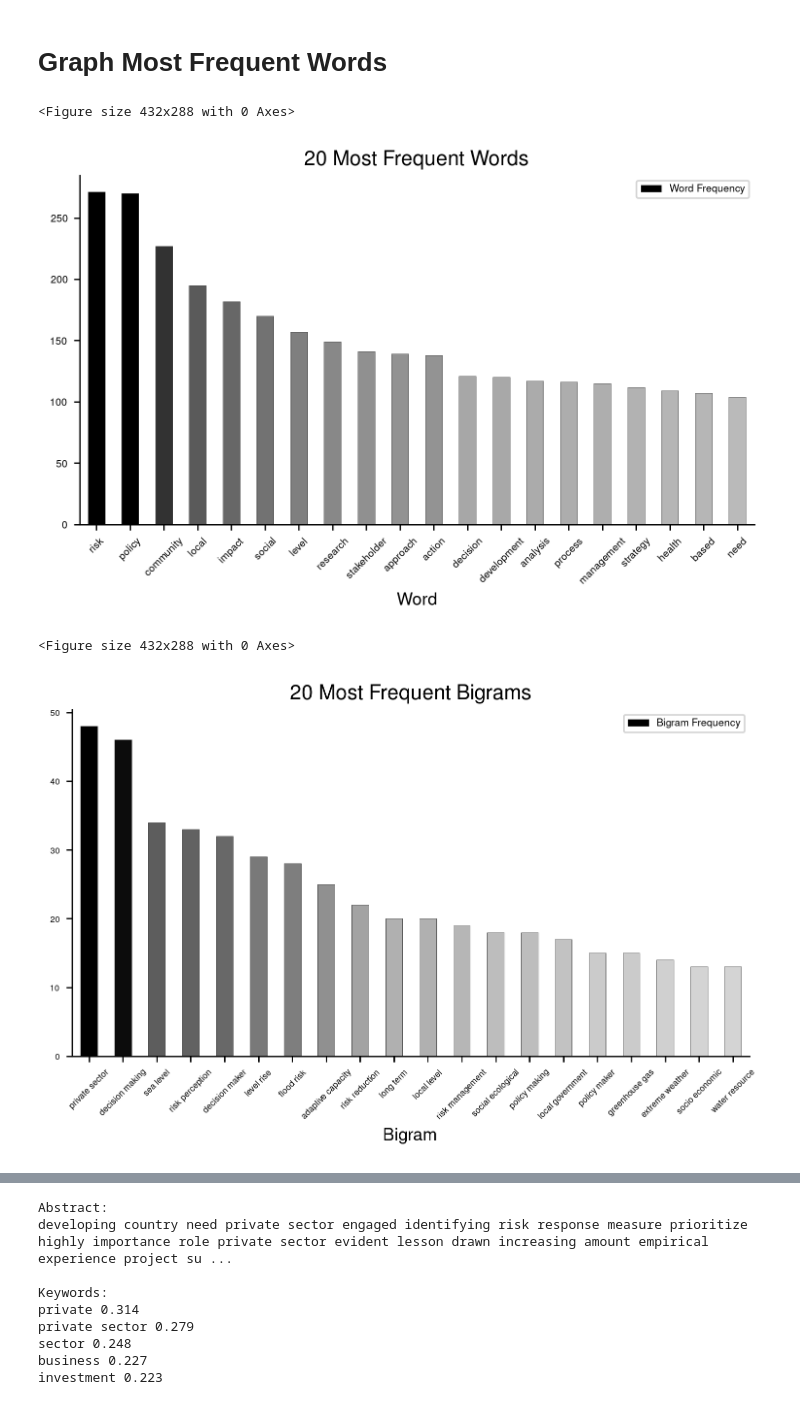
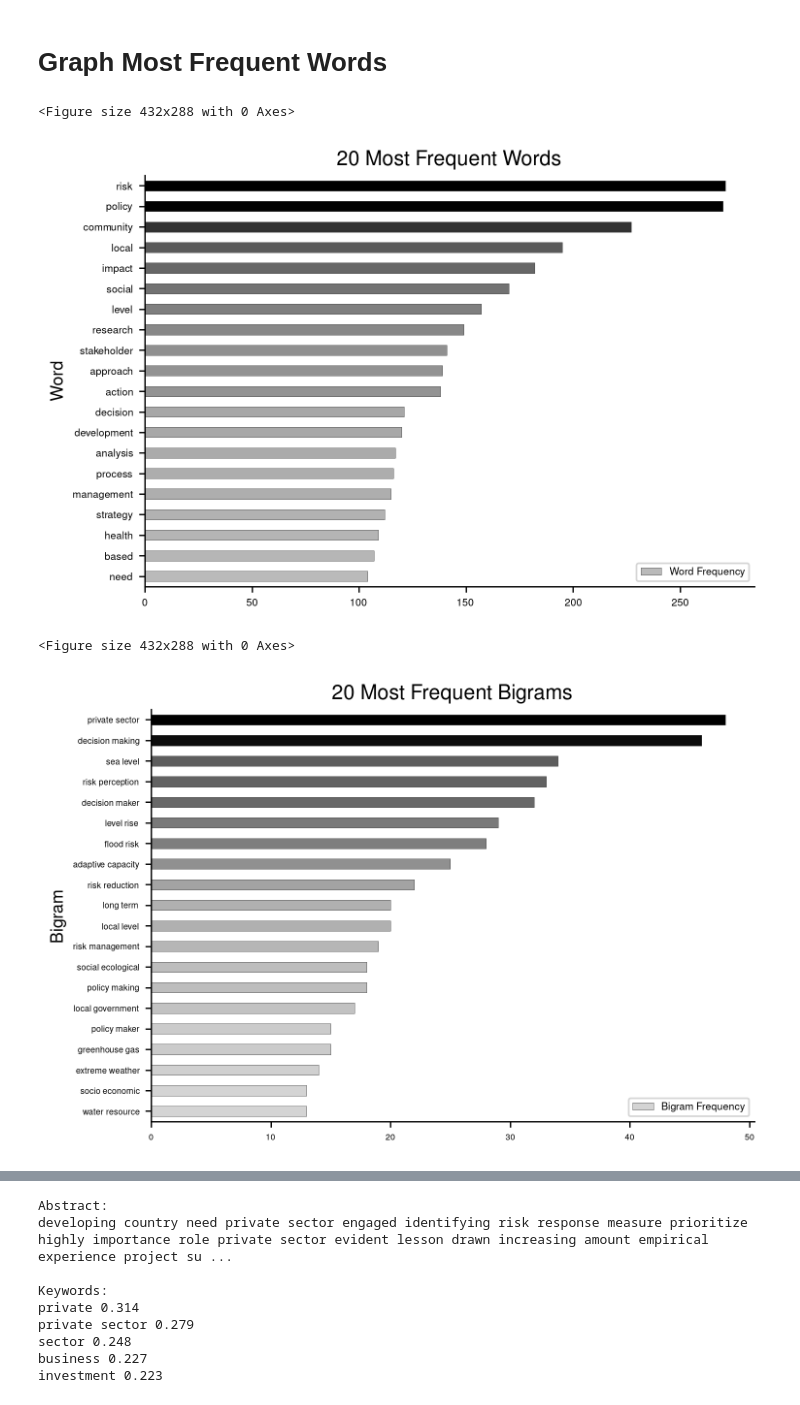
Before and after one commit to urschrei/WIREs, a Jupyter notebook: WIREs.ipynb, the cells around one changed output, grey strips where cells are left out. Cells and saved outputs as stored; diff of their text form; code cells hidden in the pictures.

```diff
--- a/WIREs.ipynb
+++ b/WIREs.ipynb
@@ -387,25 +387,25 @@ top_df.columns = ["Word", "Freq"]
 # %%
 plt.clf()
 fig, ax = plt.subplots(1, figsize=(6.0, 4.0), dpi=255)
 
-c = custom_bars(top_df.Freq, "Greys")
+c = custom_bars(top_df.sort_values(by=["Freq"]).Freq, "Greys")
 
-top_df.plot.bar(
+top_df.sort_values(by=["Freq"]).plot.barh(
     ax=ax, x="Word", y="Freq", fontsize=6, color=c, edgecolor="#282828", lw=0.2
 )
 leg = ax.legend(["Word Frequency"], fontsize=6)
 plt.title("20 Most Frequent Words")
 ax.grid(b=False)
 ax.spines["top"].set_visible(False)
 ax.spines["right"].set_visible(False)
 ax.set_facecolor("none")
-plt.xticks(rotation=45)
+# plt.xticks(rotation=45)
 plt.tight_layout()
 plt.savefig("words_single.png", dpi=300)
 plt.show()
 # %% [output]
 <Figure size 432x288 with 0 Axes>
-[figure, old version]
+[figure, new version]
 # %%
 top2_words = get_top_n2_words(df.abstract_clean, n=20)
 top2_df = pd.DataFrame(top2_words)
@@ -414,9 +414,9 @@ top2_df.columns = ["Bigram", "Freq"]
 plt.clf()
 fig, ax = plt.subplots(1, figsize=(6.0, 4.0), dpi=255)
 
-c = custom_bars(top2_df.Freq, "Greys")
+c = custom_bars(top2_df.sort_values(by=["Freq"]).Freq, "Greys")
 
-top2_df.plot.bar(
+top2_df.sort_values(by=["Freq"]).plot.barh(
     ax=ax, x="Bigram", y="Freq", fontsize=5, color=c, edgecolor="#282828", lw=0.2
 )
 plt.title("20 Most Frequent Bigrams")
@@ -425,13 +425,13 @@ ax.grid(b=False)
 ax.spines["top"].set_visible(False)
 ax.spines["right"].set_visible(False)
 ax.set_facecolor("none")
-plt.xticks(rotation=45)
+# plt.xticks(rotation=45)
 plt.tight_layout()
 plt.savefig("bigrams.png", dpi=300)
 plt.show()
 # %% [output]
 <Figure size 432x288 with 0 Axes>
-[figure, old version]
+[figure, new version]
 # %%
 top3_words = get_top_n3_words(df.abstract_clean, n=20)
 top3_df = pd.DataFrame(top3_words)
```
Also changed, not shown: parts of 14 cells of this notebook, 4 other files.
